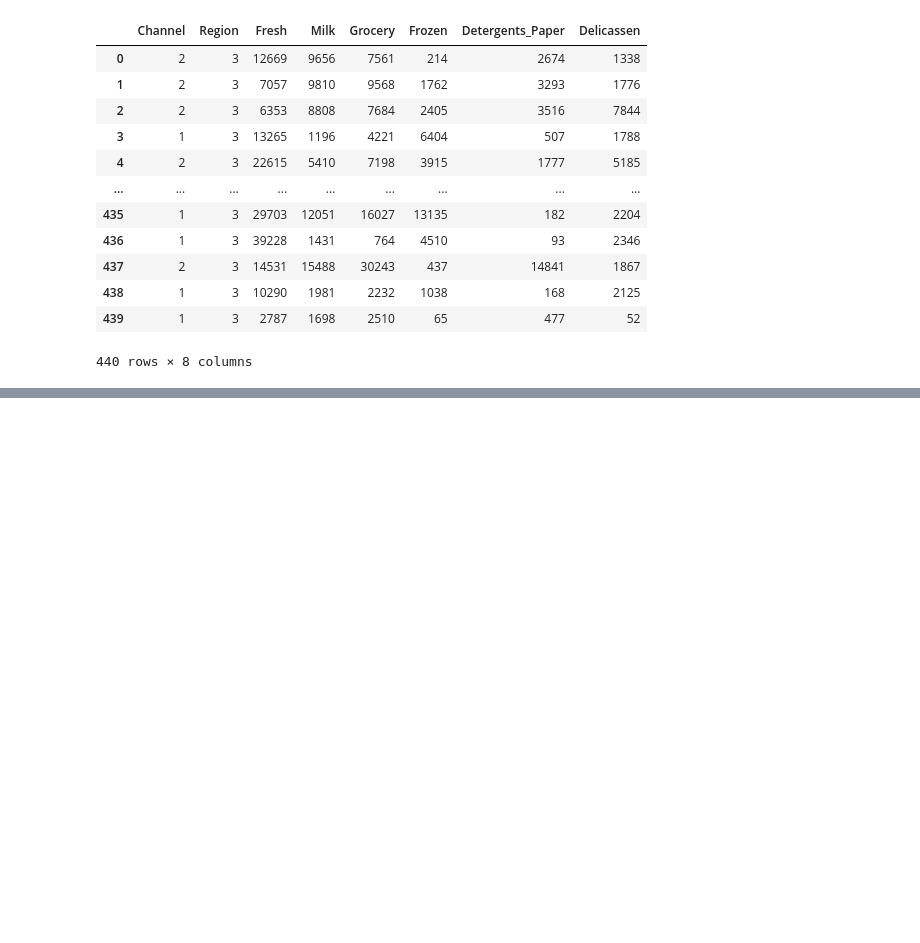
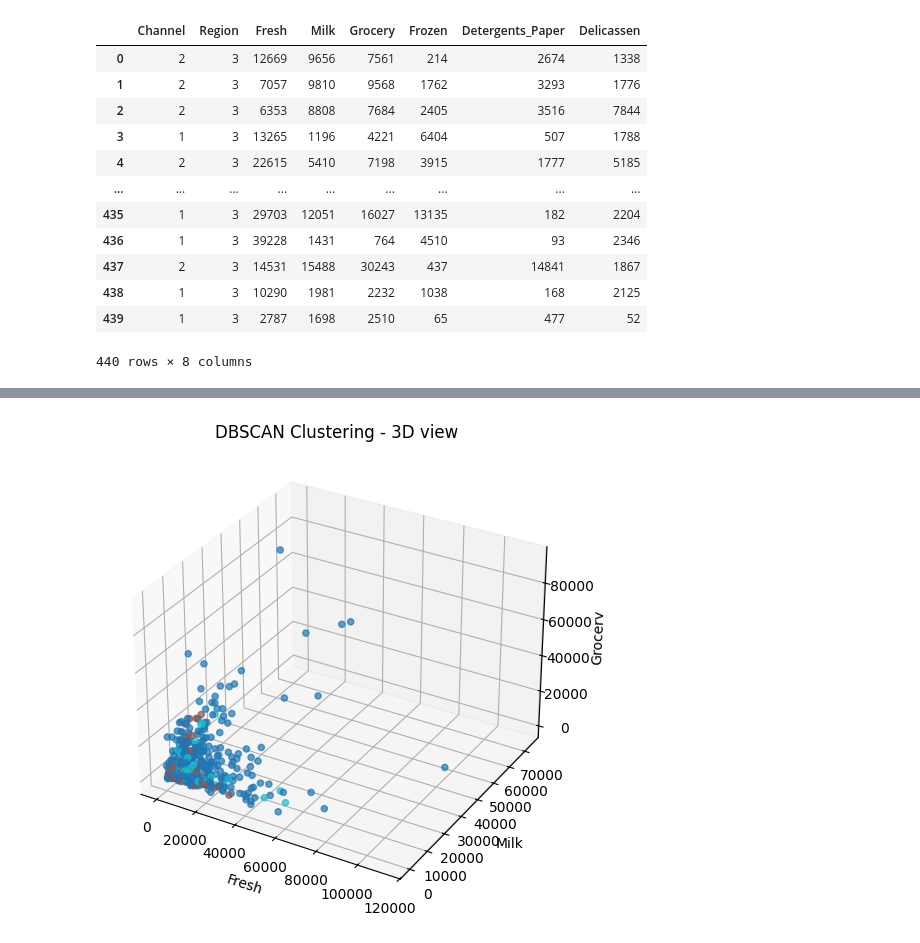
Before and after one commit to SisirBhargav/Zeta-aiml, a Jupyter notebook: k_means_cluster2.ipynb, the cells around one changed output, grey strips where cells are left out. Saved outputs shown, nothing was run; the diff lists cells and outputs as text; code cells hidden in the pictures; blank space fills up the shorter version.

```diff
--- a/k_means_cluster2.ipynb
+++ b/k_means_cluster2.ipynb
@@ -30,3 +29,6 @@ df
 | 438 | 1 | 3 | 10290 | 1981 | 2232 | 1038 | 168 | 2125 |
 | 439 | 1 | 3 | 2787 | 1698 | 2510 | 65 | 477 | 52 |
 440 rows × 8 columns
+# %%
+df.drop(['Channel','Region'],axis='columns',inplace=True)
+df
@@ -43,15 +53,4 @@ TypeError: missing a required argument: 'X'
-# %%
-from sklearn.cluster import KMeans
-import pandas as pd
-from sklearn.cluster import dbscan as dbscan_func # Import dbscan as dbscan_func
-from sklearn.preprocessing import StandardScaler
-from matplotlib import pyplot as plt
-%matplotlib inline
-# ... (rest of your code) ...
-#standard scaling
-scaler=StandardScaler()
-df_scaled=scaler.fit_transform(df)
-df_scaled
-# ... (rest of your code) ...
-db = dbscan_func(eps=1,min_samples=5)  # Call the dbscan function and assign the result to db
-db.fit(df_scaled) # Call fit on the result db
+# %%
+from sklearn.cluster import DBSCAN
+dbscan=DBSCAN(eps=0.8,min_samples=6)
+dbscan.fit(df_scaled)
@@ -57,0 +79,3 @@ db.fit(df_scaled) # Call fit on the result db
+# %%
+c1=pd.DataFrame(dbscan.labels_,columns=['cluster'])
+c1
@@ -57,0 +96,13 @@ db.fit(df_scaled) # Call fit on the result db
+# %%
+pd.concat([df,c1],axis=1)
+
+fig=plt.figure(figsize=(10,6))
+ax=fig.add_subplot(111,projection='3d')
+ax.scatter(df['Fresh'],df['Milk'],df['Grocery'],c=df["cluster"],cmap="tab10",alpha=0.7)
+ax.set_xlabel("Fresh")
+ax.set_ylabel("Milk")
+ax.set_zlabel("Grocery")
+ax.set_title("DBSCAN Clustering - 3D view")
+plt.show()
+# %% [output]
+[figure, added]
```
Also changed, not shown: parts of 8 cells of this notebook.
